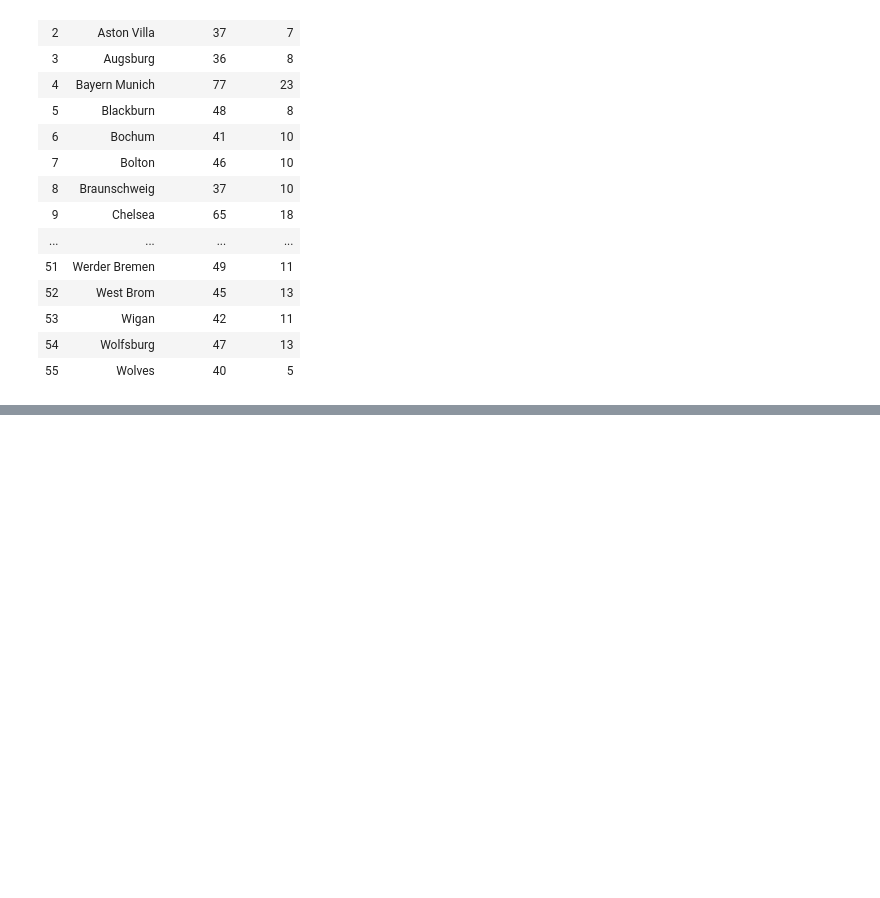
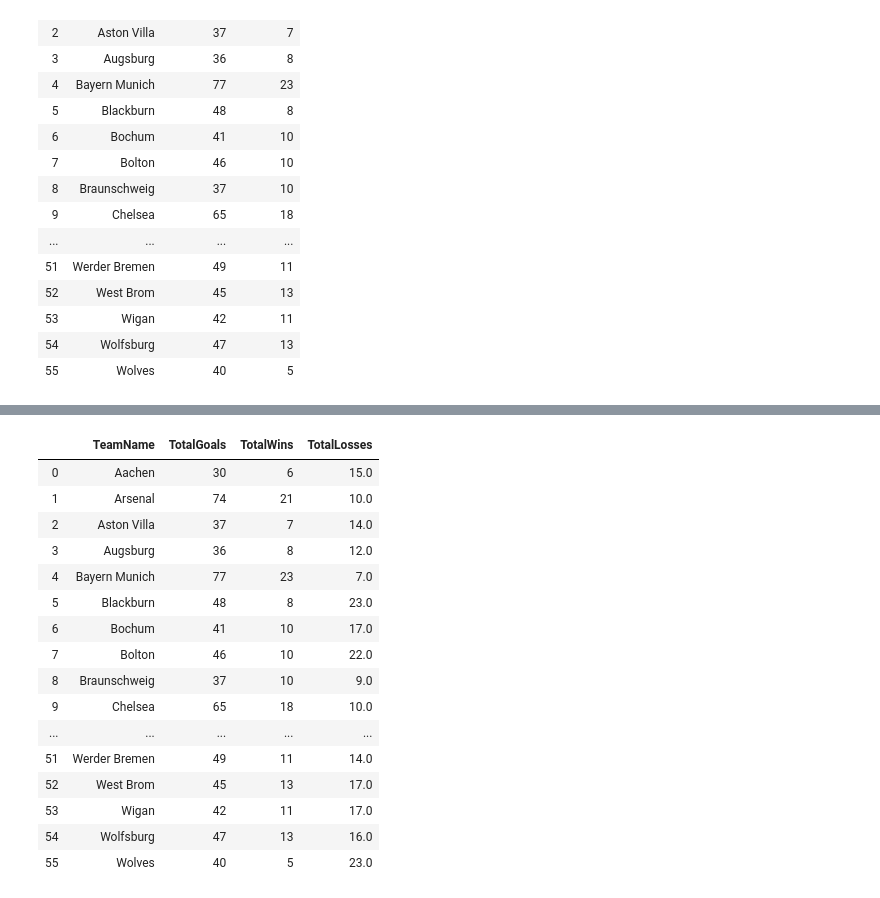
Before and after one commit to joekryan/FlatironMod2Project, a Jupyter notebook: Project Workbook.ipynb, the cells around one changed output, grey strips where cells are left out. Saved outputs shown, nothing was run; the diff lists cells and outputs as text; code cells hidden in the pictures; blank space fills up the shorter version.

```diff
--- a/Project Workbook.ipynb
+++ b/Project Workbook.ipynb
@@ -223,8 +227,8 @@ Wolfsburg             18
 Wolves                21
 Name: FTAG, dtype: int64
 # %%
-Home_Goals = df_teams.groupby('HomeTeam')['FTHG'].sum()
-Away_Goals = df_teams.groupby('AwayTeam')['FTAG'].sum()
+Home_Goals = df_matches.groupby('HomeTeam')['FTHG'].sum()
+Away_Goals = df_matches.groupby('AwayTeam')['FTAG'].sum()
 
 df_Total_Goals = pd.DataFrame(data = Home_Goals + Away_Goals).reset_index()
 
@@ -249,8 +253,8 @@ df_Total_Goals
 | 54 | Wolfsburg | 47 |
 | 55 | Wolves | 40 |
 # %%
-Home_Wins = df_teams[df_teams['FTR'] == 'H']['HomeTeam'].value_counts()
-Away_Wins = df_teams[df_teams['FTR'] == 'A']['AwayTeam'].value_counts()
+Home_Wins = df_matches[df_matches['FTR'] == 'H']['HomeTeam'].value_counts()
+Away_Wins = df_matches[df_matches['FTR'] == 'A']['AwayTeam'].value_counts()
 
 df_Total_Wins = pd.DataFrame(data = Home_Wins + Away_Wins).reset_index()
 df_Total_Wins.columns = ['TeamName', 'TotalWins']
@@ -274,9 +278,9 @@ df_Total_Wins
 | 54 | Wolfsburg | 13 |
 | 55 | Wolves | 5 |
 # %%
-result = pd.merge(df_Total_Goals, df_Total_Wins, on='TeamName')
+df_goals_and_wins = pd.merge(df_Total_Goals, df_Total_Wins, on='TeamName')
 
-result
+df_goals_and_wins
 # %% [output]
 |  | TeamName | TotalGoals | TotalWins |
 | 0 | Aachen | 30 | 6 |
@@ -295,3 +299,11 @@ result
 | 53 | Wigan | 42 | 11 |
 | 54 | Wolfsburg | 47 | 13 |
 | 55 | Wolves | 40 | 5 |
+# %%
+Away_losses = df_matches[df_matches['FTR'] == 'A']['HomeTeam'].value_counts()
+Home_losses = df_matches[df_matches['FTR'] == 'H']['AwayTeam'].value_counts()
+
+df_Total_Losses = pd.DataFrame(data = (Away_losses + Home_losses)).reset_index()
+df_Total_Losses.columns = ['TeamName', 'TotalLosses']
+df_Total_Losses['TotalLosses'].fillna(0, inplace=True)
+df_Total_Losses
@@ -297,0 +328,22 @@ result
+# %%
+df_goals_and_wins_and_losses = pd.merge(df_goals_and_wins, df_Total_Losses, on='TeamName')
+
+df_goals_and_wins_and_losses
+# %% [output]
+|  | TeamName | TotalGoals | TotalWins | TotalLosses |
+| 0 | Aachen | 30 | 6 | 15.0 |
+| 1 | Arsenal | 74 | 21 | 10.0 |
+| 2 | Aston Villa | 37 | 7 | 14.0 |
+| 3 | Augsburg | 36 | 8 | 12.0 |
+| 4 | Bayern Munich | 77 | 23 | 7.0 |
+| 5 | Blackburn | 48 | 8 | 23.0 |
+| 6 | Bochum | 41 | 10 | 17.0 |
+| 7 | Bolton | 46 | 10 | 22.0 |
+| 8 | Braunschweig | 37 | 10 | 9.0 |
+| 9 | Chelsea | 65 | 18 | 10.0 |
+| ... | ... | ... | ... | ... |
+| 51 | Werder Bremen | 49 | 11 | 14.0 |
+| 52 | West Brom | 45 | 13 | 17.0 |
+| 53 | Wigan | 42 | 11 | 17.0 |
+| 54 | Wolfsburg | 47 | 13 | 16.0 |
+| 55 | Wolves | 40 | 5 | 23.0 |
```
Also changed, not shown: parts of 31 cells of this notebook.
